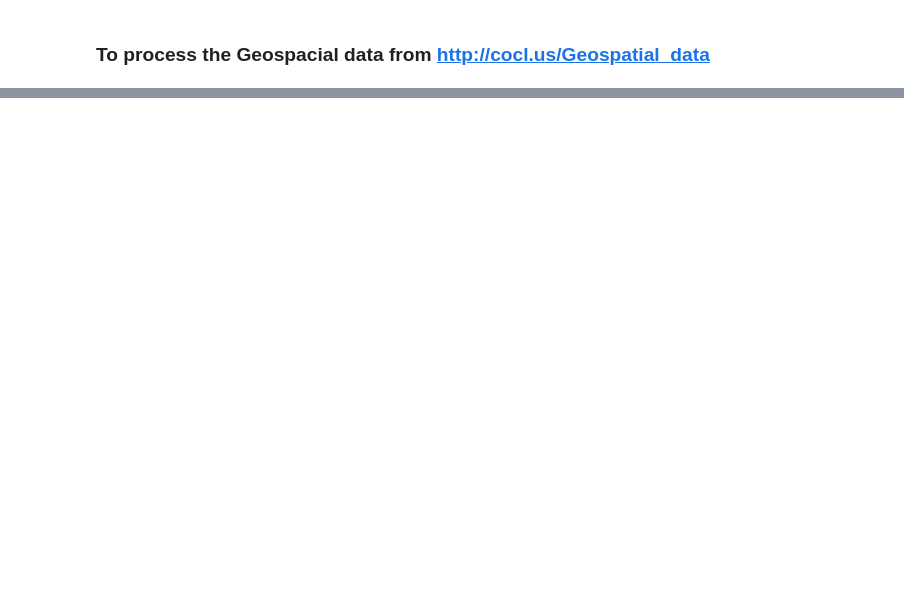
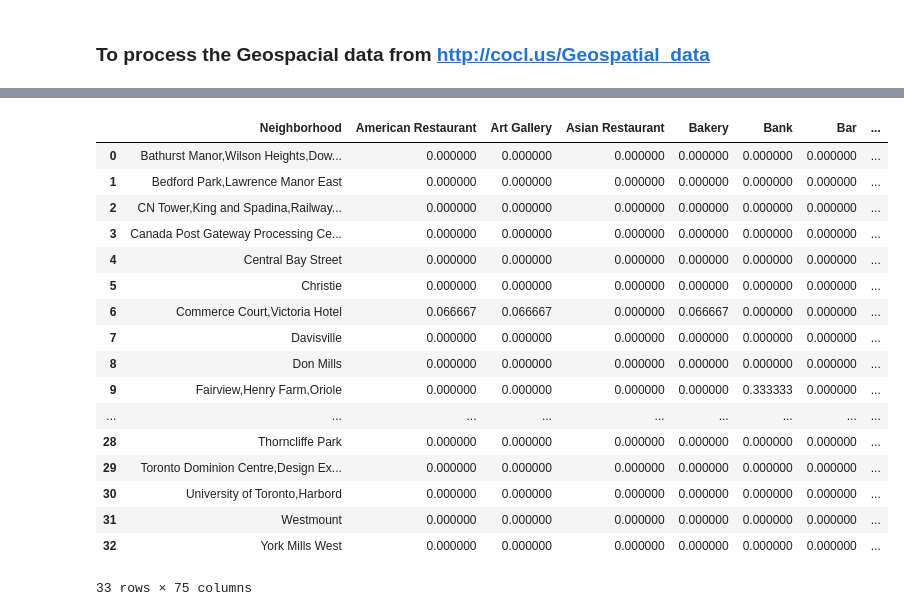
Before and after one commit to PARTHA72/Coursera_Capstone, a Jupyter notebook: Toronto Neighborhood.ipynb, the cells around one changed output, grey strips where cells are left out. Cells and saved outputs as stored; diff of their text form; code cells hidden in the pictures; blank space fills up the shorter version.

```diff
--- a/Toronto Neighborhood.ipynb
+++ b/Toronto Neighborhood.ipynb
@@ -133,0 +186,5 @@ mergedTorontoData
+# %%
+Toronto_venues = getNearbyVenues(names=mergedTorontoData['Neighborhood'],
+                                   latitudes=mergedTorontoData['Latitude'],
+                                   longitudes=mergedTorontoData['Longitude']
+                                  )
@@ -133,0 +225,12 @@ mergedTorontoData
+# %%
+# one hot encoding
+Toronto_onehot = pd.get_dummies(Toronto_venues[['Venue Category']], prefix="", prefix_sep="")
+
+# add neighborhood column back to dataframe
+Toronto_onehot['Neighborhood'] = Toronto_venues['Neighborhood']
+
+# move neighborhood column to the first column
+fixed_columns = [Toronto_onehot.columns[-1]] + list(Toronto_onehot.columns[:-1])
+Toronto_onehot = Toronto_onehot[fixed_columns]
+
+Toronto_onehot.head()
@@ -133,0 +245,22 @@ mergedTorontoData
+# %%
+Toronto_grouped = Toronto_onehot.groupby('Neighborhood').mean().reset_index()
+Toronto_grouped
+# %% [output]
+|  | Neighborhood | American Restaurant | Art Gallery | Asian Restaurant | Bakery | Bank | Bar | ... |
+| 0 | Bathurst Manor,Wilson Heights,Dow... | 0.000000 | 0.000000 | 0.000000 | 0.000000 | 0.000000 | 0.000000 | ... |
+| 1 | Bedford Park,Lawrence Manor East | 0.000000 | 0.000000 | 0.000000 | 0.000000 | 0.000000 | 0.000000 | ... |
+| 2 | CN Tower,King and Spadina,Railway... | 0.000000 | 0.000000 | 0.000000 | 0.000000 | 0.000000 | 0.000000 | ... |
+| 3 | Canada Post Gateway Processing Ce... | 0.000000 | 0.000000 | 0.000000 | 0.000000 | 0.000000 | 0.000000 | ... |
+| 4 | Central Bay Street | 0.000000 | 0.000000 | 0.000000 | 0.000000 | 0.000000 | 0.000000 | ... |
+| 5 | Christie | 0.000000 | 0.000000 | 0.000000 | 0.000000 | 0.000000 | 0.000000 | ... |
+| 6 | Commerce Court,Victoria Hotel | 0.066667 | 0.066667 | 0.000000 | 0.066667 | 0.000000 | 0.000000 | ... |
+| 7 | Davisville | 0.000000 | 0.000000 | 0.000000 | 0.000000 | 0.000000 | 0.000000 | ... |
+| 8 | Don Mills | 0.000000 | 0.000000 | 0.000000 | 0.000000 | 0.000000 | 0.000000 | ... |
+| 9 | Fairview,Henry Farm,Oriole | 0.000000 | 0.000000 | 0.000000 | 0.000000 | 0.333333 | 0.000000 | ... |
+| ... | ... | ... | ... | ... | ... | ... | ... | ... |
+| 28 | Thorncliffe Park | 0.000000 | 0.000000 | 0.000000 | 0.000000 | 0.000000 | 0.000000 | ... |
+| 29 | Toronto Dominion Centre,Design Ex... | 0.000000 | 0.000000 | 0.000000 | 0.000000 | 0.000000 | 0.000000 | ... |
+| 30 | University of Toronto,Harbord | 0.000000 | 0.000000 | 0.000000 | 0.000000 | 0.000000 | 0.000000 | ... |
+| 31 | Westmount | 0.000000 | 0.000000 | 0.000000 | 0.000000 | 0.000000 | 0.000000 | ... |
+| 32 | York Mills West | 0.000000 | 0.000000 | 0.000000 | 0.000000 | 0.000000 | 0.000000 | ... |
+33 rows × 75 columns
```
Also changed, not shown: parts of 17 cells of this notebook.
